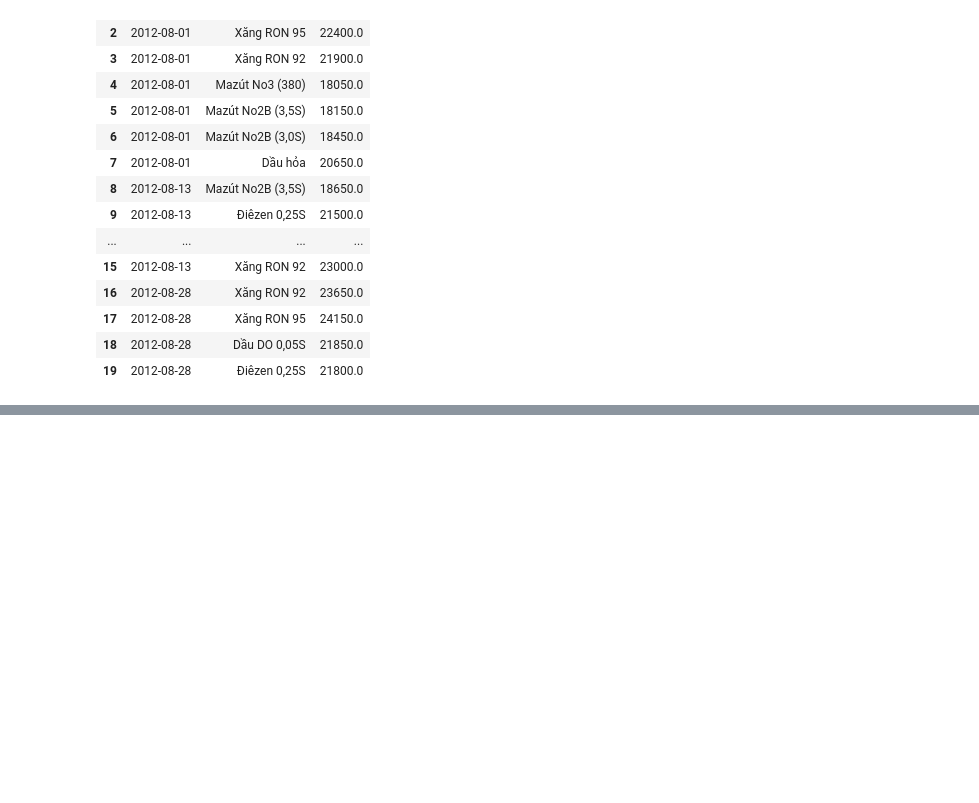
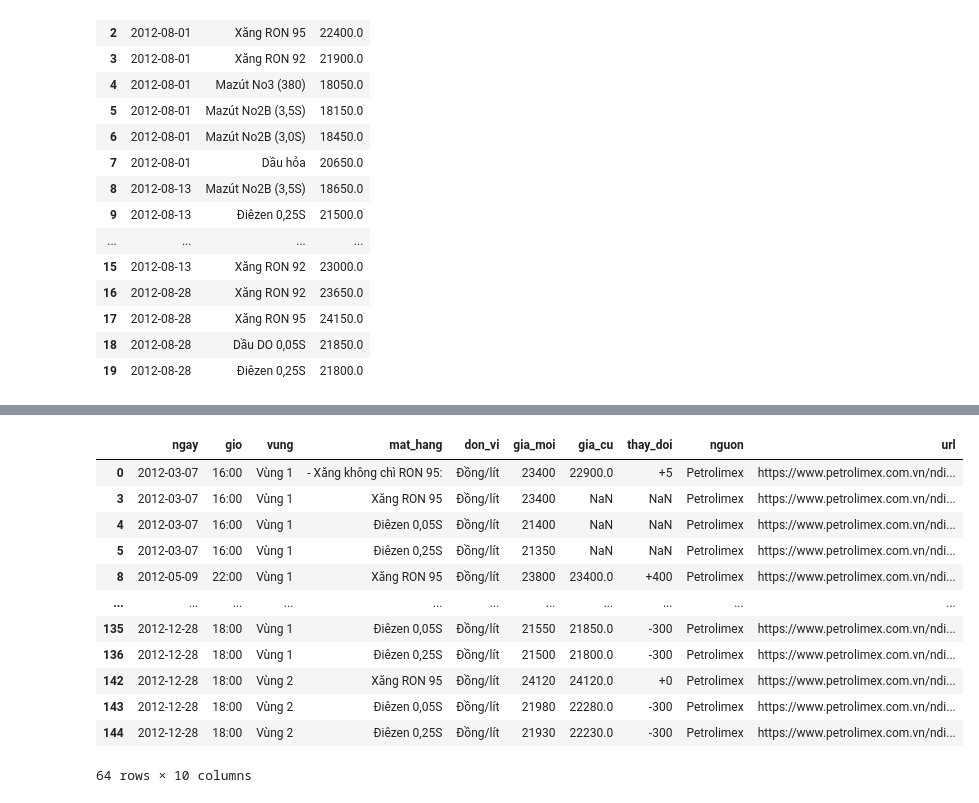
Before and after one commit to phuyen145/vietnam-transportation-cpi-forecasting, a Jupyter notebook: notebooks/02_fuel_processing.ipynb, the cells around one changed output, grey strips where cells are left out. Saved outputs shown, nothing was run; the diff lists cells and outputs as text; code cells hidden in the pictures; blank space fills up the shorter version.

```diff
--- a/notebooks/02_fuel_processing.ipynb
+++ b/notebooks/02_fuel_processing.ipynb
@@ -1210,0 +1213,5 @@ fuel_all.head(20)
+# %%
+fuel_2012 = pd.read_csv(
+    "d:/HK3 - năm 3/Đồ Án/Code/vietnam-transportation-cpi-forecasting/data/raw/vietnam_fuel_prices_2012.csv"
+)
+fuel_2012.head()
@@ -1210,0 +1225,6 @@ fuel_all.head(20)
+# %%
+fuel_2012["ngay"] = pd.to_datetime(
+    fuel_2012["ngay"],
+    dayfirst=True
+)
+fuel_2012.dtypes
@@ -1216,0 +1266,22 @@ fuel_all.to_csv(
+# %%
+fuel_2012.loc[
+    fuel_2012["mat_hang"].str.contains(
+        r"RON 95|Điêzen",
+        case=False,
+        na=False
+    )
+]
+# %% [output]
+|  | ngay | gio | vung | mat_hang | don_vi | gia_moi | gia_cu | thay_doi | nguon | url |
+| 0 | 2012-03-07 | 16:00 | Vùng 1 | - Xăng không chì RON 95: | Đồng/lít | 23400 | 22900.0 | +5 | Petrolimex | https://www.petrolimex.com.vn/ndi... |
+| 3 | 2012-03-07 | 16:00 | Vùng 1 | Xăng RON 95 | Đồng/lít | 23400 | NaN | NaN | Petrolimex | https://www.petrolimex.com.vn/ndi... |
+| 4 | 2012-03-07 | 16:00 | Vùng 1 | Điêzen 0,05S | Đồng/lít | 21400 | NaN | NaN | Petrolimex | https://www.petrolimex.com.vn/ndi... |
+| 5 | 2012-03-07 | 16:00 | Vùng 1 | Điêzen 0,25S | Đồng/lít | 21350 | NaN | NaN | Petrolimex | https://www.petrolimex.com.vn/ndi... |
+| 8 | 2012-05-09 | 22:00 | Vùng 1 | Xăng RON 95 | Đồng/lít | 23800 | 23400.0 | +400 | Petrolimex | https://www.petrolimex.com.vn/ndi... |
+| ... | ... | ... | ... | ... | ... | ... | ... | ... | ... | ... |
+| 135 | 2012-12-28 | 18:00 | Vùng 1 | Điêzen 0,05S | Đồng/lít | 21550 | 21850.0 | -300 | Petrolimex | https://www.petrolimex.com.vn/ndi... |
+| 136 | 2012-12-28 | 18:00 | Vùng 1 | Điêzen 0,25S | Đồng/lít | 21500 | 21800.0 | -300 | Petrolimex | https://www.petrolimex.com.vn/ndi... |
+| 142 | 2012-12-28 | 18:00 | Vùng 2 | Xăng RON 95 | Đồng/lít | 24120 | 24120.0 | +0 | Petrolimex | https://www.petrolimex.com.vn/ndi... |
+| 143 | 2012-12-28 | 18:00 | Vùng 2 | Điêzen 0,05S | Đồng/lít | 21980 | 22280.0 | -300 | Petrolimex | https://www.petrolimex.com.vn/ndi... |
+| 144 | 2012-12-28 | 18:00 | Vùng 2 | Điêzen 0,25S | Đồng/lít | 21930 | 22230.0 | -300 | Petrolimex | https://www.petrolimex.com.vn/ndi... |
+64 rows × 10 columns
```
Also changed, not shown: parts of 14 cells of this notebook, 2 other files.
